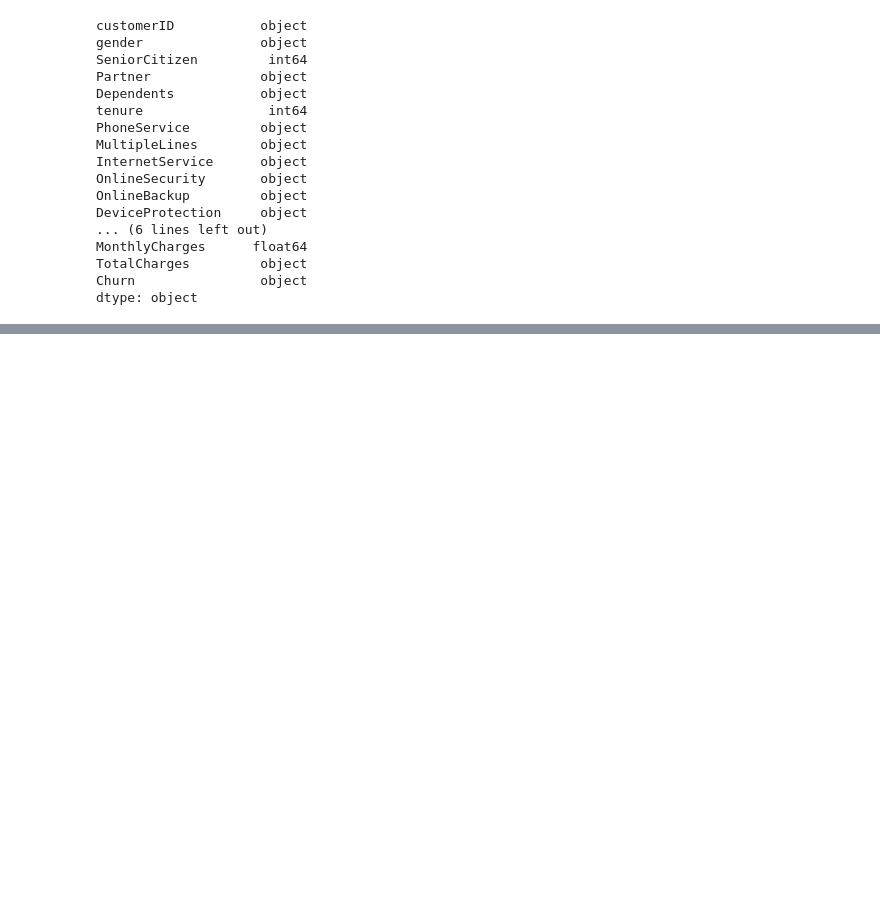
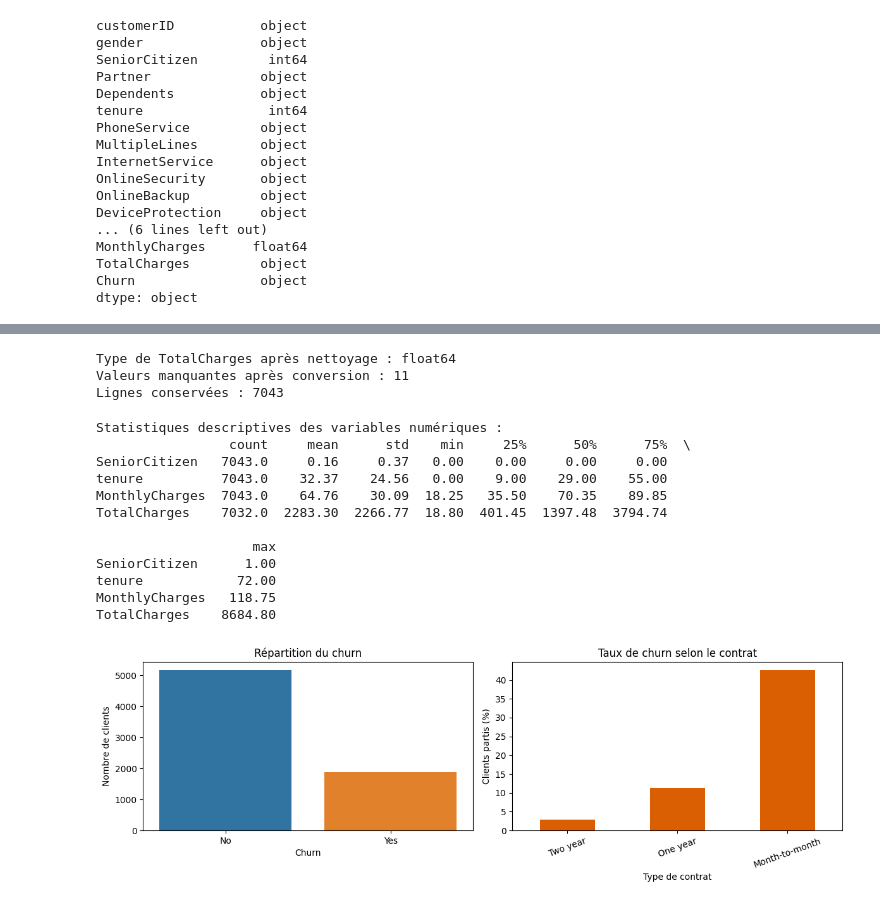
Before and after one commit to jouvence13/ChurnScope, a Jupyter notebook: notebooks/01_exploration.ipynb, the cells around one changed output, grey strips where cells are left out. Drawn from its saved outputs; the diff is of its cells as text; code cells hidden in the pictures; blank space fills up the shorter version.

```diff
--- a/notebooks/01_exploration.ipynb
+++ b/notebooks/01_exploration.ipynb
@@ -50,0 +110,60 @@ dtype: object
+# %%
+df_clean = df.copy()
+df_clean["TotalCharges"] = pd.to_numeric(
+    df_clean["TotalCharges"].replace(r"^\s*$", pd.NA, regex=True),
+    errors="coerce",
+)
+
+print("Type de TotalCharges après nettoyage :", df_clean["TotalCharges"].dtype)
+print("Valeurs manquantes après conversion :", df_clean["TotalCharges"].isna().sum())
+print("Lignes conservées :", len(df_clean))
+# %% [output]
+Type de TotalCharges après nettoyage : float64
+Valeurs manquantes après conversion : 11
+Lignes conservées : 7043
+# %%
+import matplotlib.pyplot as plt
+import seaborn as sns
+
+numeric_columns = ["SeniorCitizen", "tenure", "MonthlyCharges", "TotalCharges"]
+print("Statistiques descriptives des variables numériques :")
+print(df_clean[numeric_columns].describe().T.round(2))
+
+fig, axes = plt.subplots(1, 2, figsize=(12, 4))
+
+sns.countplot(data=df_clean, x="Churn", ax=axes[0], hue="Churn", legend=False)
+axes[0].set_title("Répartition du churn")
+axes[0].set_xlabel("Churn")
+axes[0].set_ylabel("Nombre de clients")
+
+contract_churn = pd.crosstab(
+    df_clean["Contract"],
+    df_clean["Churn"],
+    normalize="index",
+).mul(100)
+contract_churn["Yes"].sort_values().plot(
+    kind="bar",
+    ax=axes[1],
+    color="#d95f02",
+)
+axes[1].set_title("Taux de churn selon le contrat")
+axes[1].set_xlabel("Type de contrat")
+axes[1].set_ylabel("Clients partis (%)")
+axes[1].tick_params(axis="x", rotation=20)
+
+plt.tight_layout()
+plt.show()
+# %% [output]
+Statistiques descriptives des variables numériques :
+                 count     mean      std    min     25%      50%      75%  \
+SeniorCitizen   7043.0     0.16     0.37   0.00    0.00     0.00     0.00
+tenure          7043.0    32.37    24.56   0.00    9.00    29.00    55.00
+MonthlyCharges  7043.0    64.76    30.09  18.25   35.50    70.35    89.85
+TotalCharges    7032.0  2283.30  2266.77  18.80  401.45  1397.48  3794.74
+
+                    max
+SeniorCitizen      1.00
+tenure            72.00
+MonthlyCharges   118.75
+TotalCharges    8684.80
+[figure, added]
```
Also changed, not shown: parts of 4 cells of this notebook, 2 other files.
